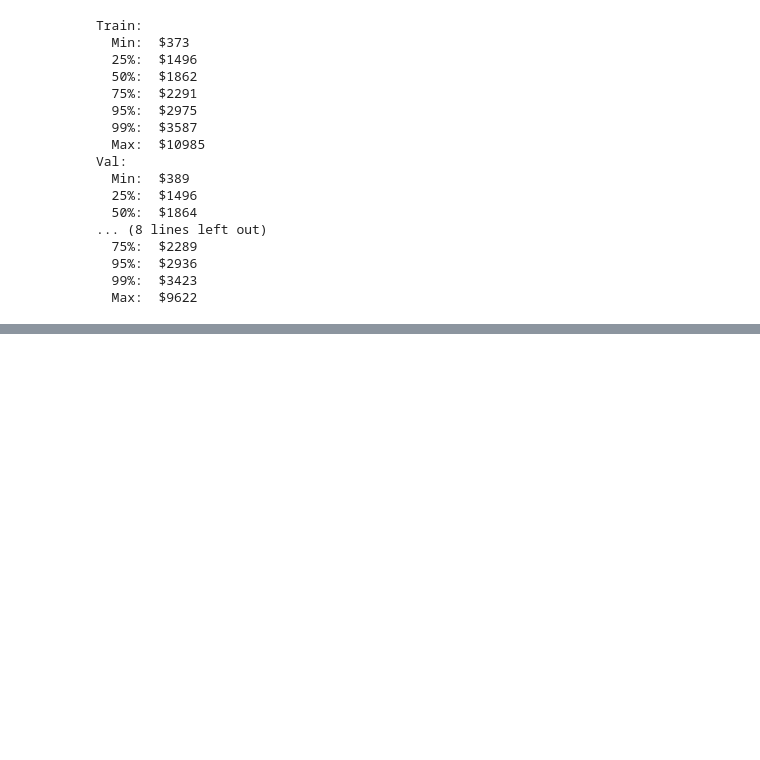
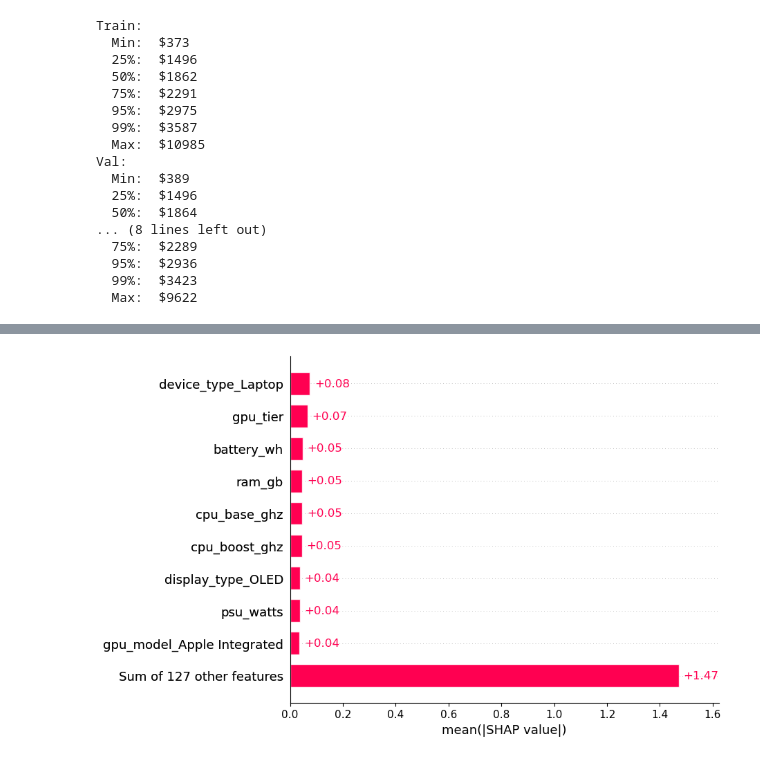
Before and after one commit to aQulionnn/computer-price-prediction, a Jupyter notebook: notebooks/stratified_analysis.ipynb, the cells around one changed output, grey strips where cells are left out. Saved outputs shown, nothing was run; the diff lists cells and outputs as text; code cells hidden in the pictures; blank space fills up the shorter version.

```diff
--- a/notebooks/stratified_analysis.ipynb
+++ b/notebooks/stratified_analysis.ipynb
@@ -201,0 +233,4 @@ Val:
+# %%
+shap.plots.bar(shap_values, max_display=10)
+# %% [output]
+[figure, added]
```
Also changed, not shown: parts of 10 cells of this notebook.
